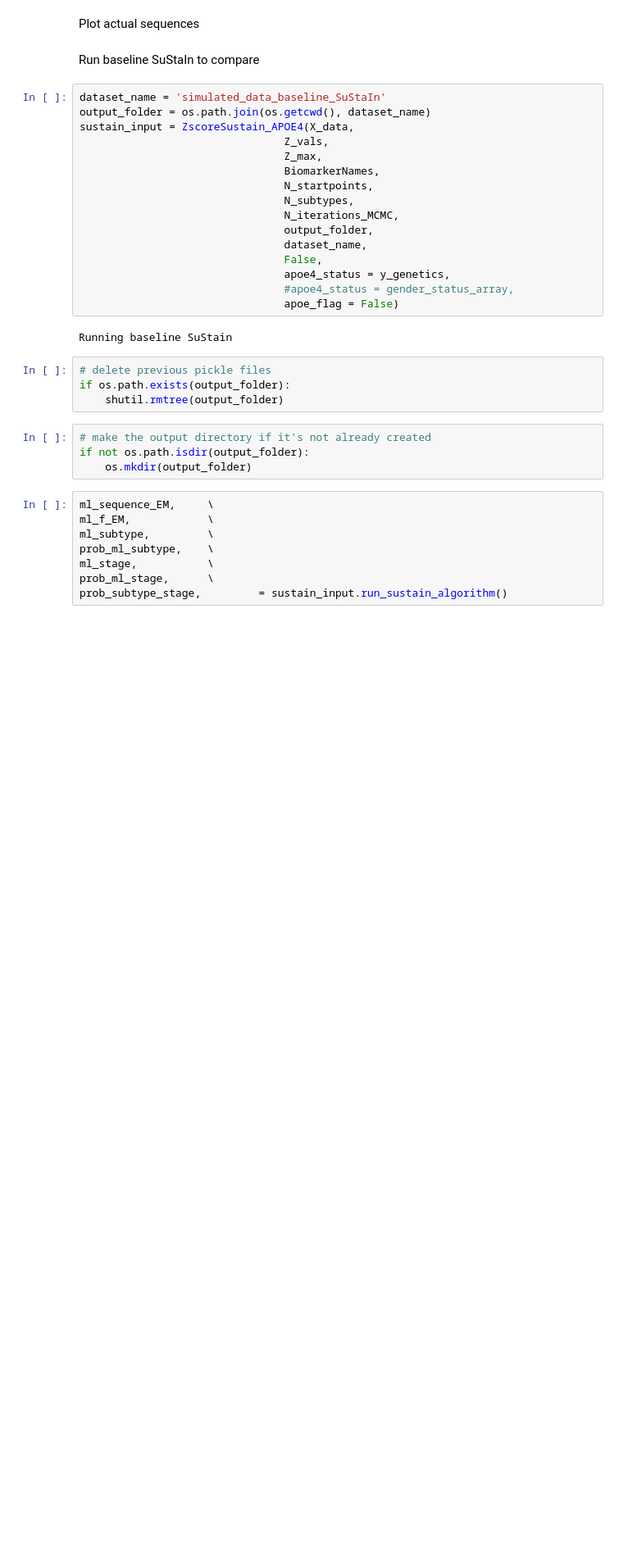
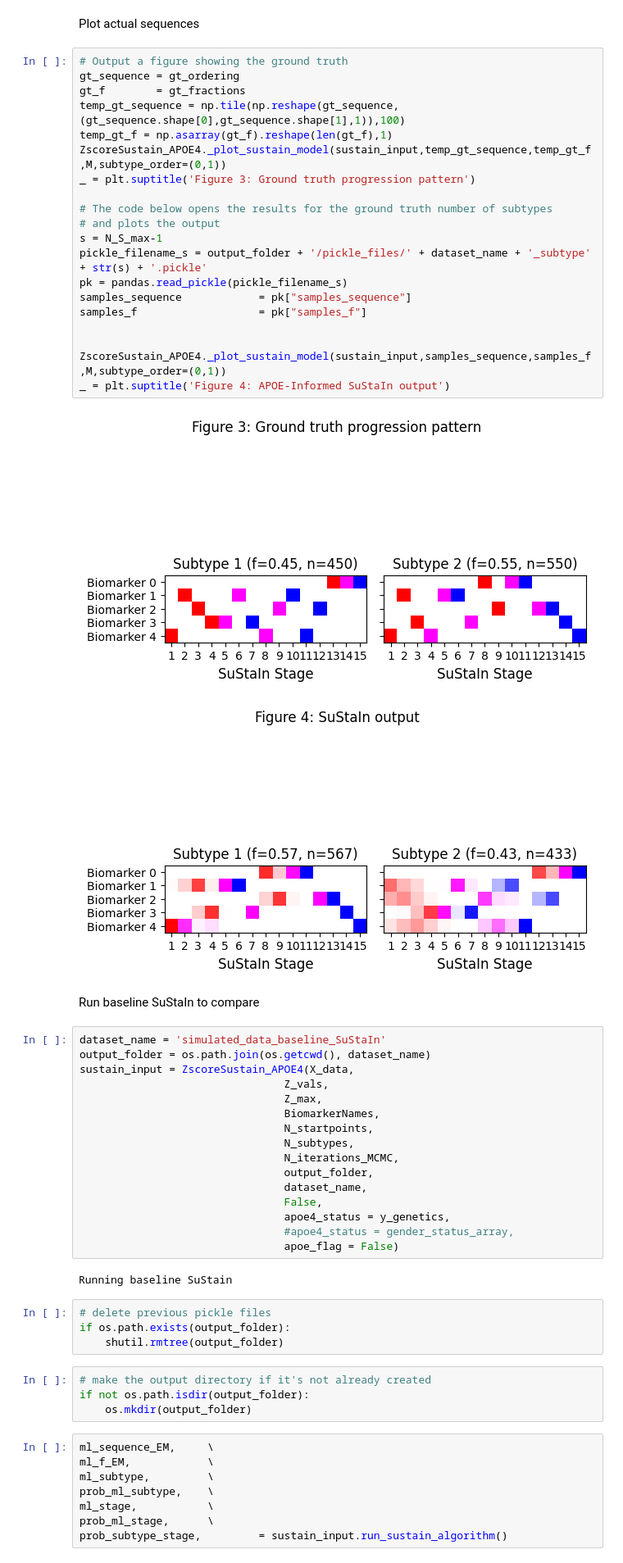
Before and after one commit to mihaelacr10/apoe4_informed, a Jupyter notebook: run_simulated_data.ipynb, the cells around one changed output. Shown at 82% size. Saved outputs shown, nothing was run; the diff lists cells and outputs as text; blank space fills up the shorter version.

```diff
--- a/run_simulated_data.ipynb
+++ b/run_simulated_data.ipynb
@@ -270,5 +269,28 @@ for s in range(N_S_max):
 # %% [markdown]
 Plot actual sequences
+# %%
+# Output a figure showing the ground truth
+gt_sequence = gt_ordering
+gt_f        = gt_fractions
+temp_gt_sequence = np.tile(np.reshape(gt_sequence,(gt_sequence.shape[0],gt_sequence.shape[1],1)),100)
+temp_gt_f = np.asarray(gt_f).reshape(len(gt_f),1)
+ZscoreSustain_APOE4._plot_sustain_model(sustain_input,temp_gt_sequence,temp_gt_f,M,subtype_order=(0,1))
+_ = plt.suptitle('Figure 3: Ground truth progression pattern')
+
+# The code below opens the results for the ground truth number of subtypes
+# and plots the output
+s = N_S_max-1
+pickle_filename_s = output_folder + '/pickle_files/' + dataset_name + '_subtype' + str(s) + '.pickle'
+pk = pandas.read_pickle(pickle_filename_s)
+samples_sequence            = pk["samples_sequence"]
+samples_f                   = pk["samples_f"]
+
+
+ZscoreSustain_APOE4._plot_sustain_model(sustain_input,samples_sequence,samples_f,M,subtype_order=(0,1))
+_ = plt.suptitle('Figure 4: APOE-Informed SuStaIn output')
+# %% [output]
+[figure, added]
+[figure, added]
 # %% [markdown]
 Run baseline SuStaIn to compare
 # %%
```
Also changed, not shown: parts of 1 cell of this notebook, 33 other files.
